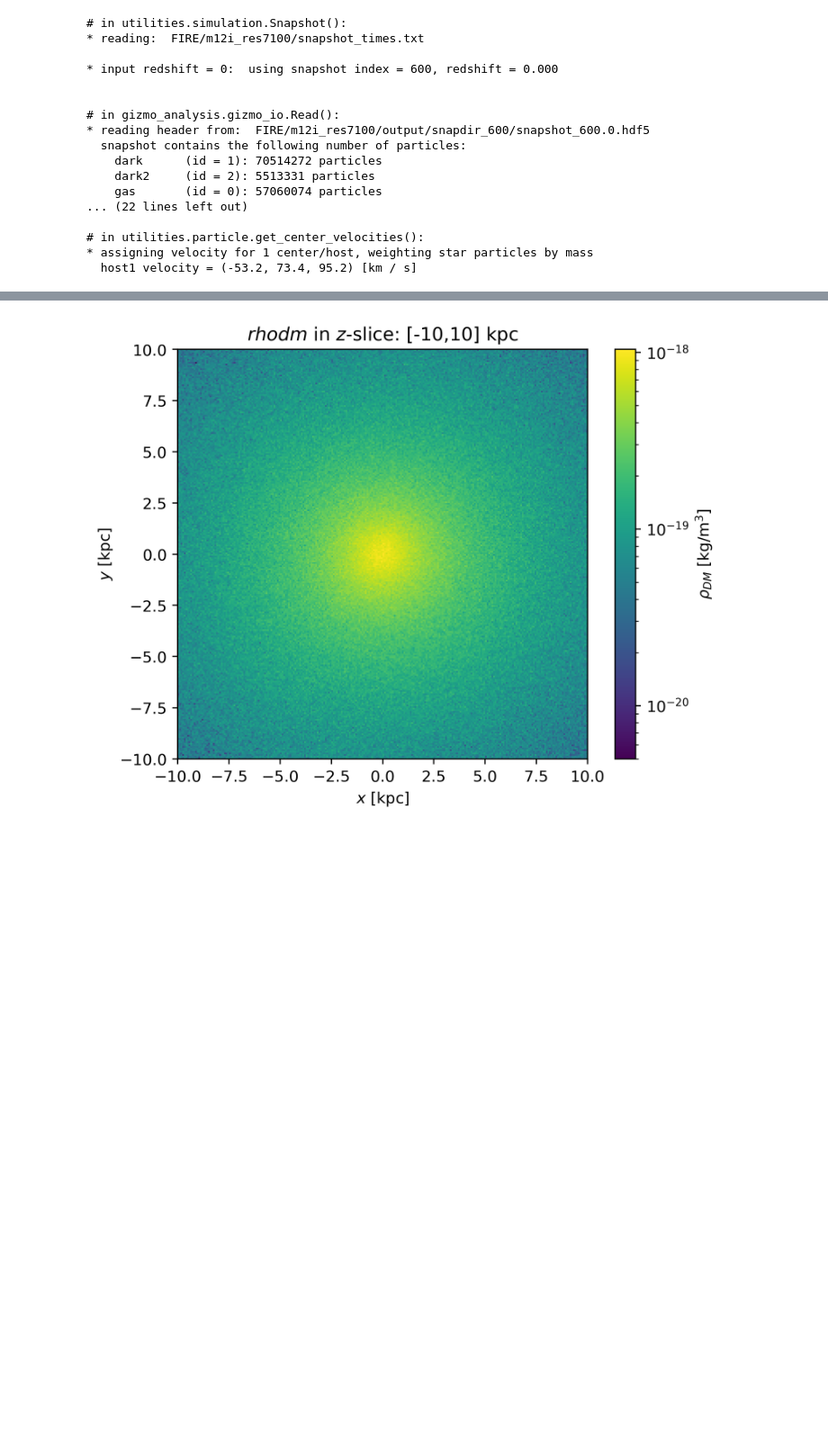
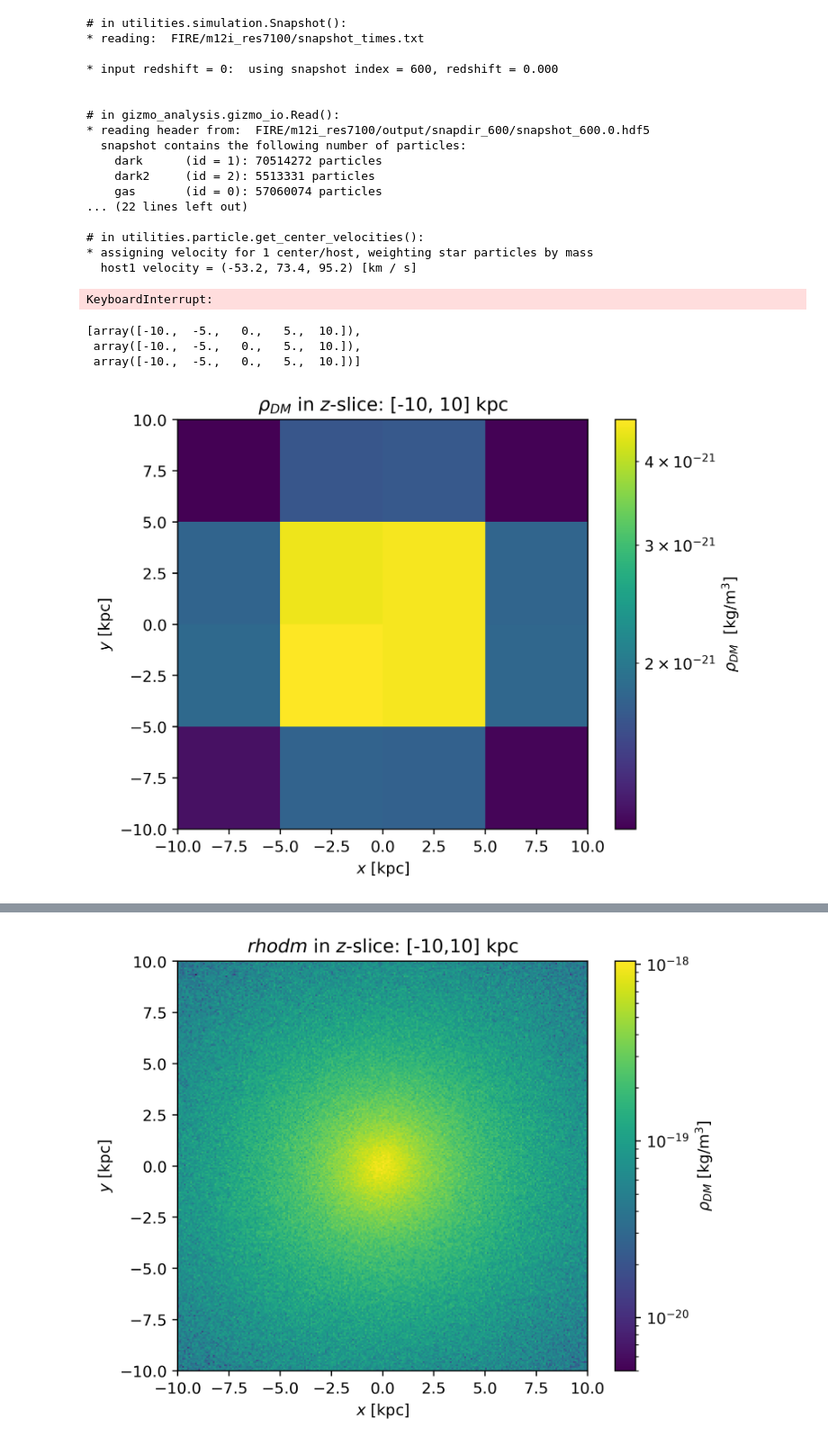
Before and after one commit to msekatchev/nugget_emissions_backup, a Jupyter notebook: FIRE_create_data_cubes.ipynb, the cells around one changed output, grey strips where cells are left out. Shown at 90% size. Saved outputs shown, nothing was run; the diff lists cells and outputs as text; code cells hidden in the pictures; blank space fills up the shorter version.

```diff
--- a/FIRE_create_data_cubes.ipynb
+++ b/FIRE_create_data_cubes.ipynb
@@ -55,0 +108,30 @@ voxel_coords = np.array([bin_centers, bin_centers, bin_centers])
+# %%
+# create arrays for storing velocity components
+dark_mat["v_x"], dark_mat["v_y"], dark_mat["v_z"] = np.zeros([voxel_resolution]*3), np.zeros([voxel_resolution]*3), np.zeros([voxel_resolution]*3)
+neut_gas["v_x"], neut_gas["v_y"], neut_gas["v_z"] = np.zeros([voxel_resolution]*3), np.zeros([voxel_resolution]*3), np.zeros([voxel_resolution]*3)
+ioni_gas["v_x"], ioni_gas["v_y"], ioni_gas["v_z"] = np.zeros([voxel_resolution]*3), np.zeros([voxel_resolution]*3), np.zeros([voxel_resolution]*3)
+
+# obtain particle velocities
+dark_mat["v"] = part['dark'].prop('velocity')[dark_mat["within_cube"]]
+neut_gas["v"] = part['gas'].prop('velocity')[neutral_filter][neut_gas["within_cube"]]
+ioni_gas["v"] = part['gas'].prop('velocity')[ionized_filter][ioni_gas["within_cube"]]
+
+# calculate the average velocity in each bin, in each direction
+def obtain_velocity_components(dict):
+    for i in product(range(voxel_resolution), repeat=3):
+        x, y, z = i[0], i[1], i[2]
+
+        selected_particles = np.where((dict["bin_indexes"][:,0] == x) & (dict["bin_indexes"][:,1] == y) & (dict["bin_indexes"][:,2] == z))
+
+        if not len(dict["masses"][selected_particles]) == 0:
+            dict["v_x"][x,y,z] = np.average(dict["v"][selected_particles][:,0], weights = dict["masses"][selected_particles])
+            dict["v_y"][x,y,z] = np.average(dict["v"][selected_particles][:,1], weights = dict["masses"][selected_particles])
+            dict["v_z"][x,y,z] = np.average(dict["v"][selected_particles][:,2], weights = dict["masses"][selected_particles])
+        else:
+            dict["v_x"][x,y,z], dict["v_y"][x,y,z], dict["v_z"][x,y,z] = np.nan, np.nan, np.nan
+
+obtain_velocity_components(dark_mat)
+obtain_velocity_components(neut_gas)
+obtain_velocity_components(ioni_gas)
+# %% [output]
+KeyboardInterrupt:
@@ -55,0 +141,25 @@ voxel_coords = np.array([bin_centers, bin_centers, bin_centers])
+# %%
+voxel_coords
+# %% [output]
+[array([-10.,  -5.,   0.,   5.,  10.]),
+ array([-10.,  -5.,   0.,   5.,  10.]),
+ array([-10.,  -5.,   0.,   5.,  10.])]
+# %%
+dark_mat["density"] = (dark_mat["mass_count"] * u.solMass).to(u.kg) / voxel_volume.to(u.m**3)
+neut_gas["density"] = (neut_gas["mass_count"] * u.solMass).to(u.kg) / voxel_volume.to(u.m**3)
+ioni_gas["density"] = (ioni_gas["mass_count"] * u.solMass).to(u.kg) / voxel_volume.to(u.m**3)
+
+z_slice_min, z_slice_max = [-10,10]
+mask = (voxel_centers[2] >= z_slice_min) & (voxel_centers[2] < z_slice_max)
+slice_count = np.sum(dark_mat["density"][:,:,mask], axis=2)
+
+plt.figure(dpi=400)
+plt.imshow(slice_count, extent=[-10, 10, -10, 10], norm = matplotlib.colors.LogNorm())
+plt.colorbar(label='$\\rho_{DM}$  [kg/m$^3$]')
+plt.xlabel('$x$ [kpc]')
+plt.ylabel('$y$ [kpc]')
+# plt.title("$\rho_{DM}$")
+plt.title("$\\rho_{DM}$ in $z$-slice: ["+str(z_slice_min)+", "+str(z_slice_max)+"] kpc")
+plt.show()
+# %% [output]
+[figure, added]
```
Also changed, not shown: parts of 26 cells of this notebook, 1 other file.
